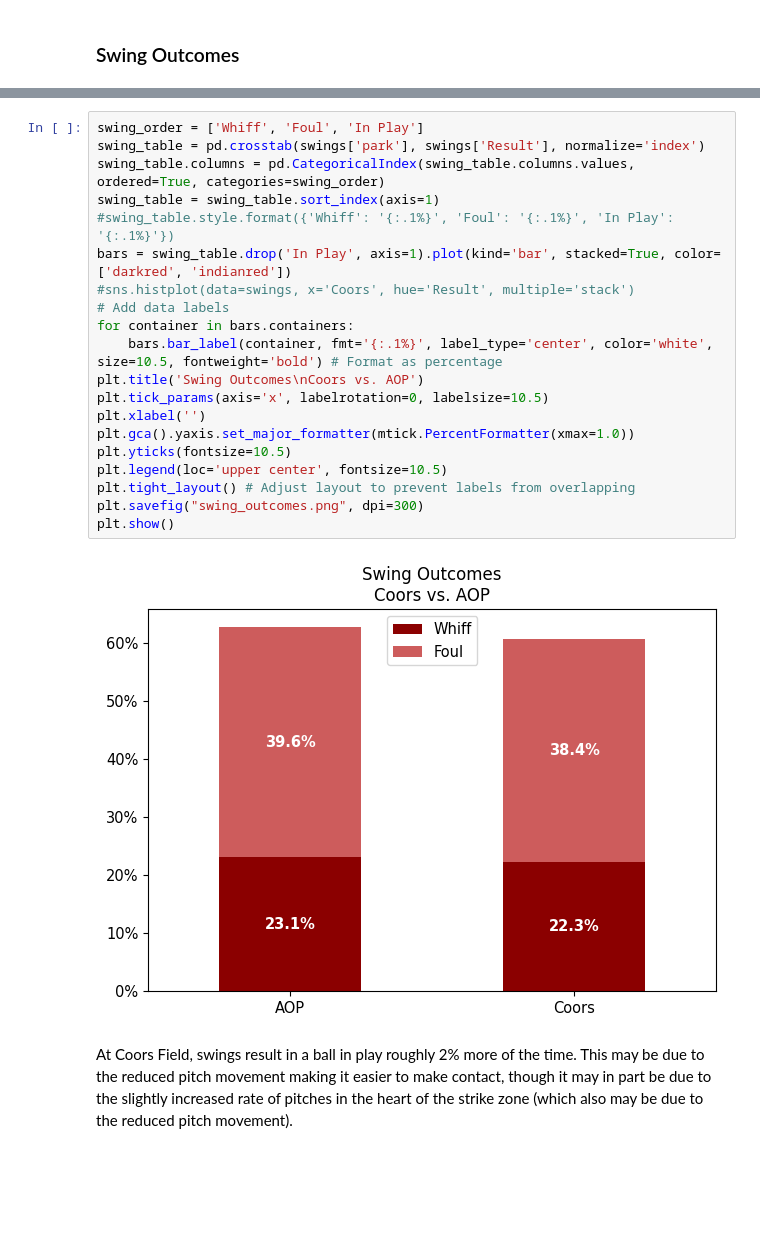
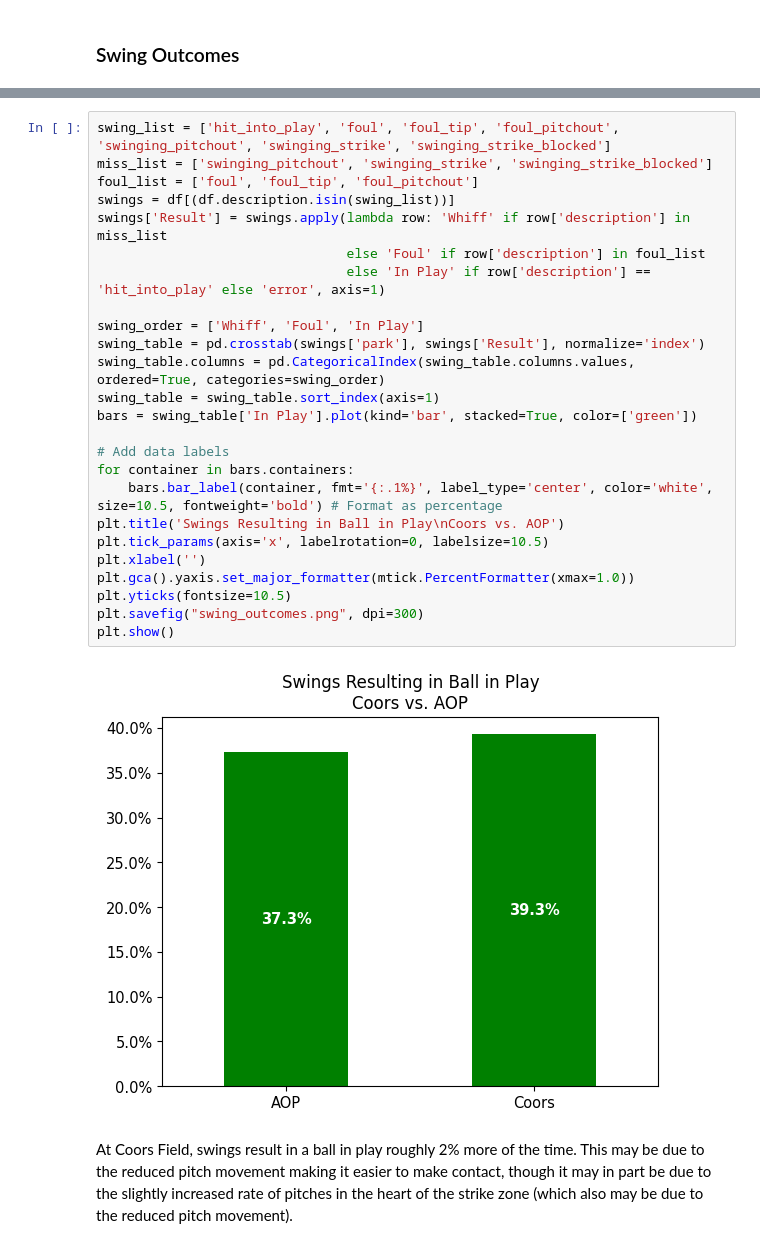
Before and after one commit to skparagas/Coors-Hangover-Effect, a Jupyter notebook: report.ipynb, the cells around one changed output, grey strips where cells are left out. Cells and saved outputs as stored; diff of their text form; blank space fills up the shorter version.

```diff
--- a/report.ipynb
+++ b/report.ipynb
@@ -405,25 +438,30 @@ swings['Result'] = swings.apply(lambda row: 'Whiff' if row['description'] in mis
 # %%
+swing_list = ['hit_into_play', 'foul', 'foul_tip', 'foul_pitchout', 'swinging_pitchout', 'swinging_strike', 'swinging_strike_blocked']
+miss_list = ['swinging_pitchout', 'swinging_strike', 'swinging_strike_blocked']
+foul_list = ['foul', 'foul_tip', 'foul_pitchout']
+swings = df[(df.description.isin(swing_list))]
+swings['Result'] = swings.apply(lambda row: 'Whiff' if row['description'] in miss_list
+                                else 'Foul' if row['description'] in foul_list
+                                else 'In Play' if row['description'] == 'hit_into_play' else 'error', axis=1)
+
 swing_order = ['Whiff', 'Foul', 'In Play']
 swing_table = pd.crosstab(swings['park'], swings['Result'], normalize='index')
 swing_table.columns = pd.CategoricalIndex(swing_table.columns.values, ordered=True, categories=swing_order)
 swing_table = swing_table.sort_index(axis=1)
-#swing_table.style.format({'Whiff': '{:.1%}', 'Foul': '{:.1%}', 'In Play': '{:.1%}'})
-bars = swing_table.drop('In Play', axis=1).plot(kind='bar', stacked=True, color=['darkred', 'indianred'])
-#sns.histplot(data=swings, x='Coors', hue='Result', multiple='stack')
+bars = swing_table['In Play'].plot(kind='bar', stacked=True, color=['green'])
+
 # Add data labels
 for container in bars.containers:
     bars.bar_label(container, fmt='{:.1%}', label_type='center', color='white', size=10.5, fontweight='bold') # Format as percentage
-plt.title('Swing Outcomes\nCoors vs. AOP')
+plt.title('Swings Resulting in Ball in Play\nCoors vs. AOP')
 plt.tick_params(axis='x', labelrotation=0, labelsize=10.5)
 plt.xlabel('')
 plt.gca().yaxis.set_major_formatter(mtick.PercentFormatter(xmax=1.0))
 plt.yticks(fontsize=10.5)
-plt.legend(loc='upper center', fontsize=10.5)
-plt.tight_layout() # Adjust layout to prevent labels from overlapping
 plt.savefig("swing_outcomes.png", dpi=300)
 plt.show()
 # %% [output]
-[figure, old version]
+[figure, new version]
 # %% [markdown]
 At Coors Field, swings result in a ball in play roughly 2% more of the time. This may be due to the reduced pitch movement making it easier to make contact, though it may in part be due to the slightly increased rate of pitches in the heart of the strike zone (which also may be due to the reduced pitch movement).
 # %% [markdown]
```
Also changed, not shown: parts of 9 cells of this notebook, 1 other file.
